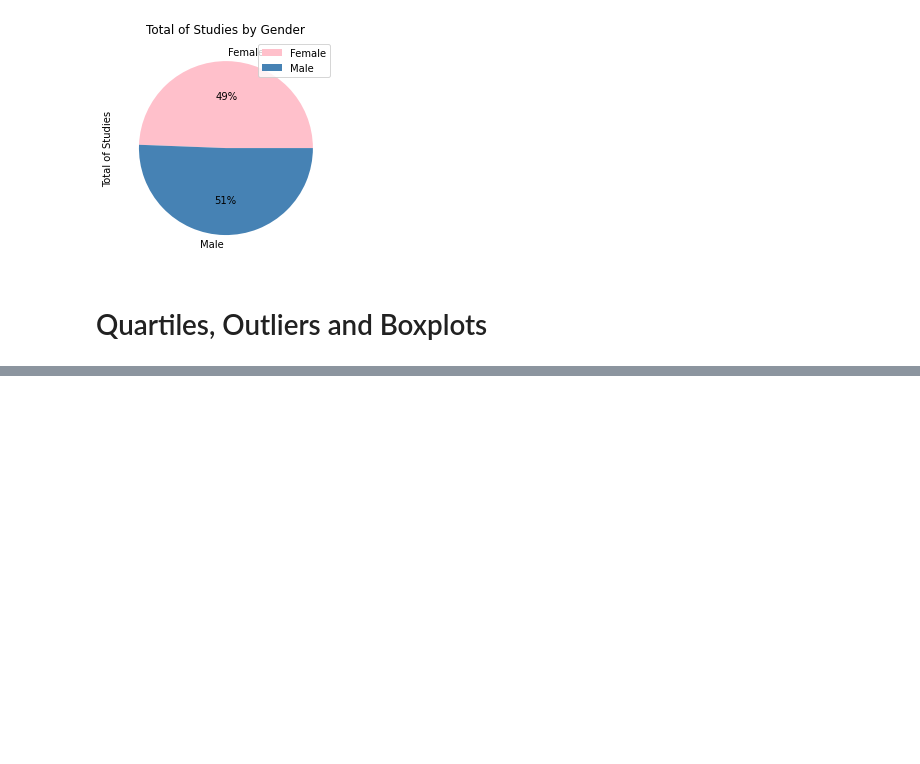
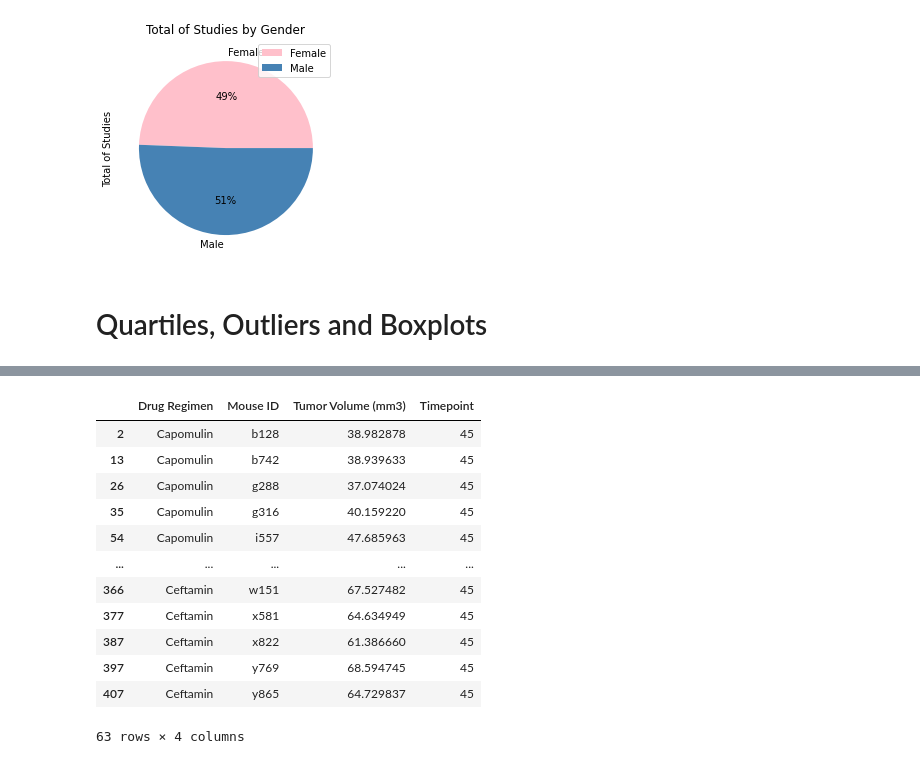
Before and after one commit to samuelroiz/Pymaceuticals_DA, a Jupyter notebook: Pymaceuticals_Code.ipynb, the cells around one changed output, grey strips where cells are left out. Saved outputs shown, nothing was run; the diff lists cells and outputs as text; code cells hidden in the pictures; blank space fills up the shorter version.

```diff
--- a/Pymaceuticals_Code.ipynb
+++ b/Pymaceuticals_Code.ipynb
@@ -636,0 +649,18 @@ max_four_drug_df
+# %%
+# Merge the dataframes without losing its values...also it hsa the same columns... basically merge without changing any values or columns
+merged_four_drugs = pd.concat([maximum_of_capomulin, maximum_of_ramicane, maximum_of_infubinol, maximum_of_ceftamin], axis=0)
+merged_four_drugs
+# %% [output]
+|  | Drug Regimen | Mouse ID | Tumor Volume (mm3) | Timepoint |
+| 2 | Capomulin | b128 | 38.982878 | 45 |
+| 13 | Capomulin | b742 | 38.939633 | 45 |
+| 26 | Capomulin | g288 | 37.074024 | 45 |
+| 35 | Capomulin | g316 | 40.159220 | 45 |
+| 54 | Capomulin | i557 | 47.685963 | 45 |
+| ... | ... | ... | ... | ... |
+| 366 | Ceftamin | w151 | 67.527482 | 45 |
+| 377 | Ceftamin | x581 | 64.634949 | 45 |
+| 387 | Ceftamin | x822 | 61.386660 | 45 |
+| 397 | Ceftamin | y769 | 68.594745 | 45 |
+| 407 | Ceftamin | y865 | 64.729837 | 45 |
+63 rows × 4 columns
```
Also changed, not shown: parts of 4 cells of this notebook.
